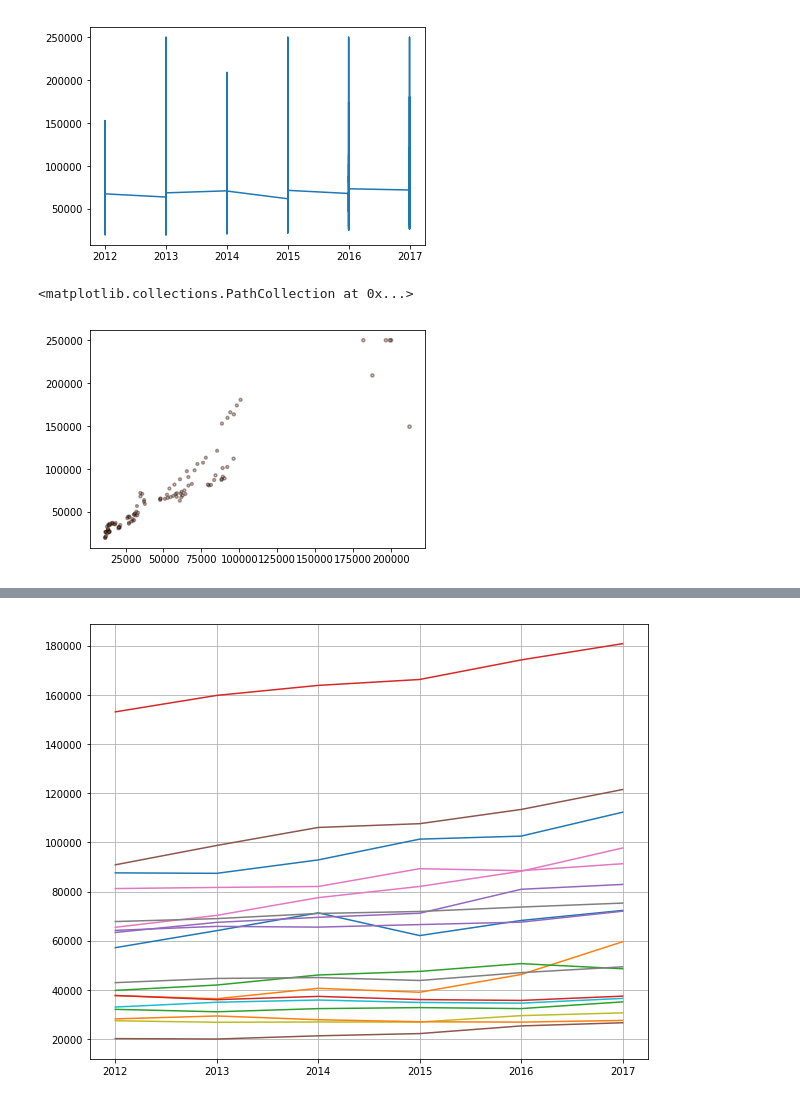
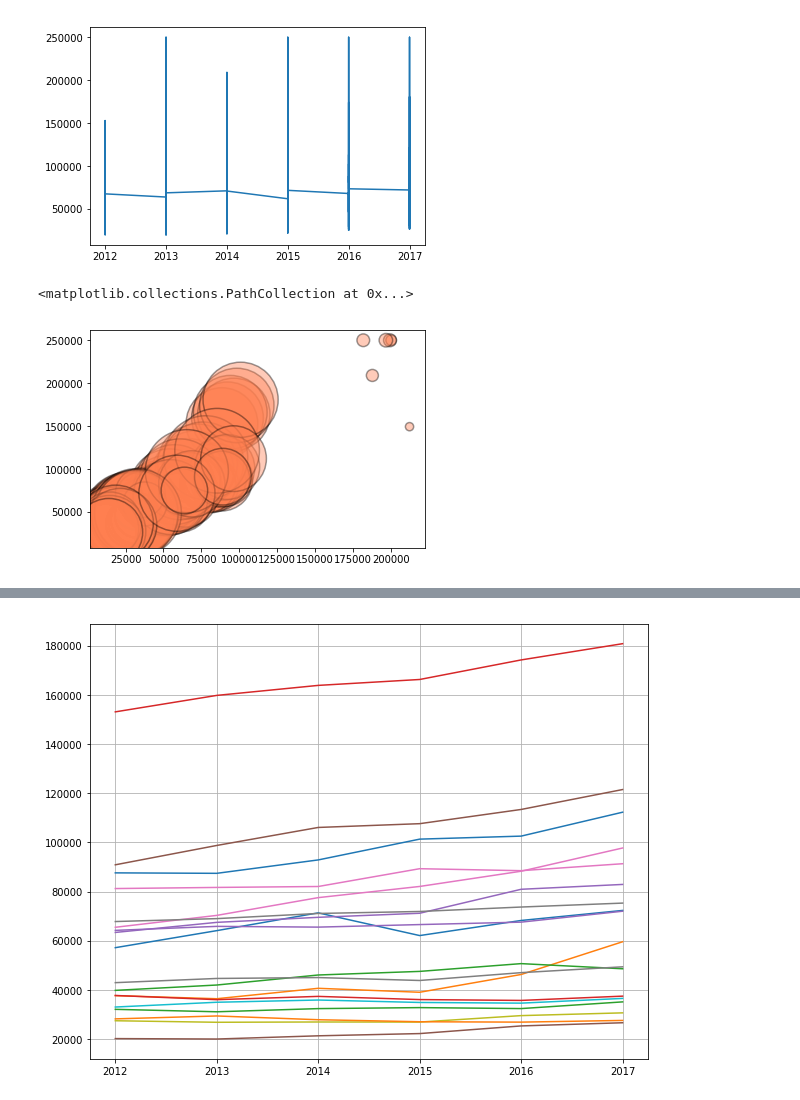
Before and after one commit to NKovich/Houston-Gentrification-Study, a Jupyter notebook: ZipCodeAnalysis.ipynb, the cells around one changed output, grey strips where cells are left out. Drawn from its saved outputs; the diff is of its cells as text; code cells hidden in the pictures.

```diff
--- a/ZipCodeAnalysis.ipynb
+++ b/ZipCodeAnalysis.ipynb
@@ -96,12 +96,14 @@ plt.plot(census_pd["Year"], census_pd["Household Income"])
 [<matplotlib.lines.Line2D at 0x...>]
 [figure]
 # %%
+#this is a comparison of Household income (median income) and per capita income (average income)
+
 plt.scatter(census_pd["Per Capita Income"], census_pd["Household Income"], marker="o",
             edgecolors="black", linewidths=1.5,
-            s=census_pd["Median Age"]/5, alpha=0.4, c="coral")
+            s=census_pd["Population"]/5, alpha=0.4, c="coral")
 # %% [output]
 <matplotlib.collections.PathCollection at 0x...>
-[figure, old version]
+[figure, new version]
 # %%
 df_77002 = census_pd[census_pd.Zipcode == '77002']
 df_77003 = census_pd[census_pd.Zipcode == '77003']
```
Also changed, not shown: parts of 1 cell of this notebook, 1 other file.
